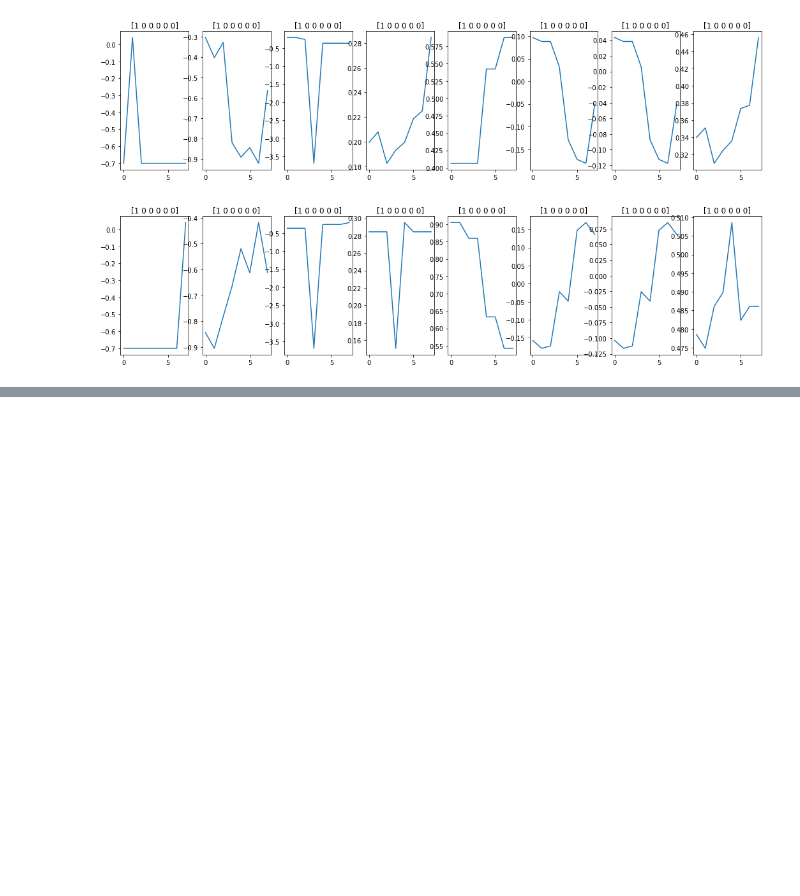
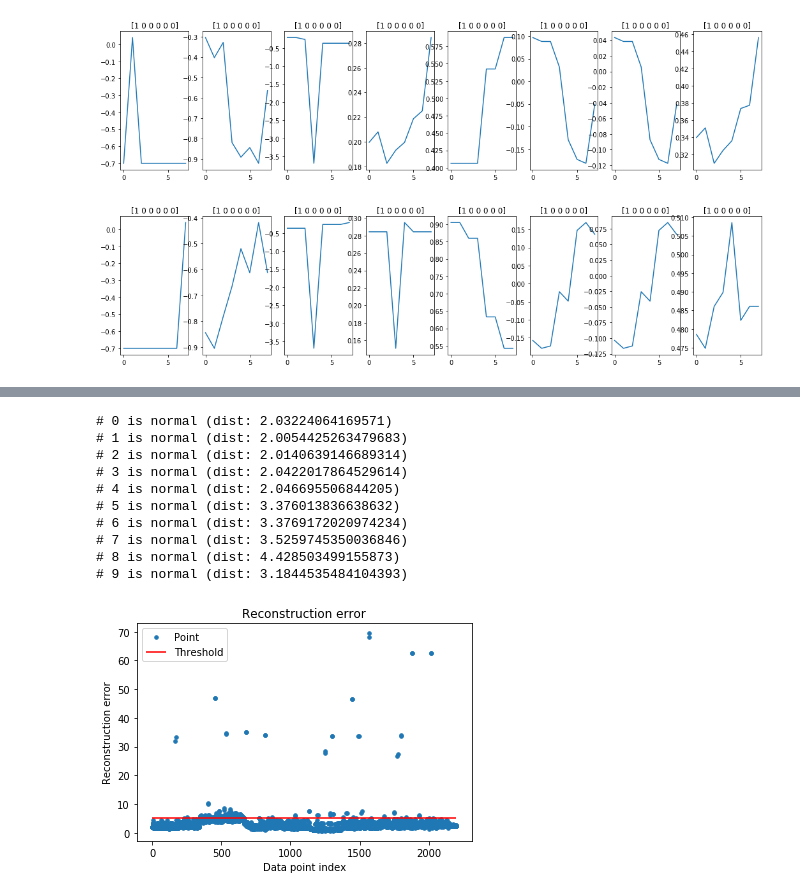
Before and after one commit to Lauenburg/B.S.thesis-ML-Samples, a Jupyter notebook: Autoencoder/Anomaly detection 1D conv_model; Data set eDo single_axis.ipynb, the cells around one changed output, grey strips where cells are left out. Saved outputs shown, nothing was run; the diff lists cells and outputs as text; code cells hidden in the pictures; blank space fills up the shorter version.

```diff
--- a/Autoencoder/Anomaly detection 1D conv_model; Data set eDo single_axis.ipynb
+++ b/Autoencoder/Anomaly detection 1D conv_model; Data set eDo single_axis.ipynb
@@ -254,7 +270,7 @@ NameError: name 'conv_model' is not defined
 # %%
-conv_encoder = convModel[0]
+conv_encoder = conv_model[0]
 encoded = conv_encoder.predict(segments)
-conv_decoder = convModel[1]
+conv_decoder = conv_model[1]
 decoded = conv_decoder.predict(encoded)
 # %%
 plotSegment(segments,603,1,8)
@@ -287,20 +309,36 @@ def visualize_reconstruction_error(reconstruction_error, threshold):
 # %%
 anomaly_information = anomaly()
 reconstruction_error = []
 countClean = 0;
 labels2 = np.zeros(len(segments))
+
+counter = 10
+
 for idx, (is_anomaly, dist) in enumerate(anomaly_information):
-    print('# ' + str(idx) + ' is ' + ('abnormal' if is_anomaly else 'normal') + ' (dist: ' + str(dist) + ')')
+    if(idx < counter):
+        print('# ' + str(idx) + ' is ' + ('abnormal' if is_anomaly else 'normal') + ' (dist: ' + str(dist) + ')')
     reconstruction_error.append(dist)
 
     if is_anomaly:
         labels2[idx]= 1
     else:
         labels2[idx]= 0
         countClean = countClean +1;
 
 
 visualize_reconstruction_error(reconstruction_error, dist2[cut_point])
+# %% [output]
+# 0 is normal (dist: 2.03224064169571)
+# 1 is normal (dist: 2.0054425263479683)
+# 2 is normal (dist: 2.0140639146689314)
+# 3 is normal (dist: 2.0422017864529614)
+# 4 is normal (dist: 2.046695506844205)
+# 5 is normal (dist: 3.376013836638632)
+# 6 is normal (dist: 3.3769172020974234)
+# 7 is normal (dist: 3.5259745350036846)
+# 8 is normal (dist: 4.428503499155873)
+# 9 is normal (dist: 3.1844535484104393)
+[figure, added]
 # %%
 from numpy import array
 
```
Also changed, not shown: parts of 8 cells of this notebook, 3 other files.
